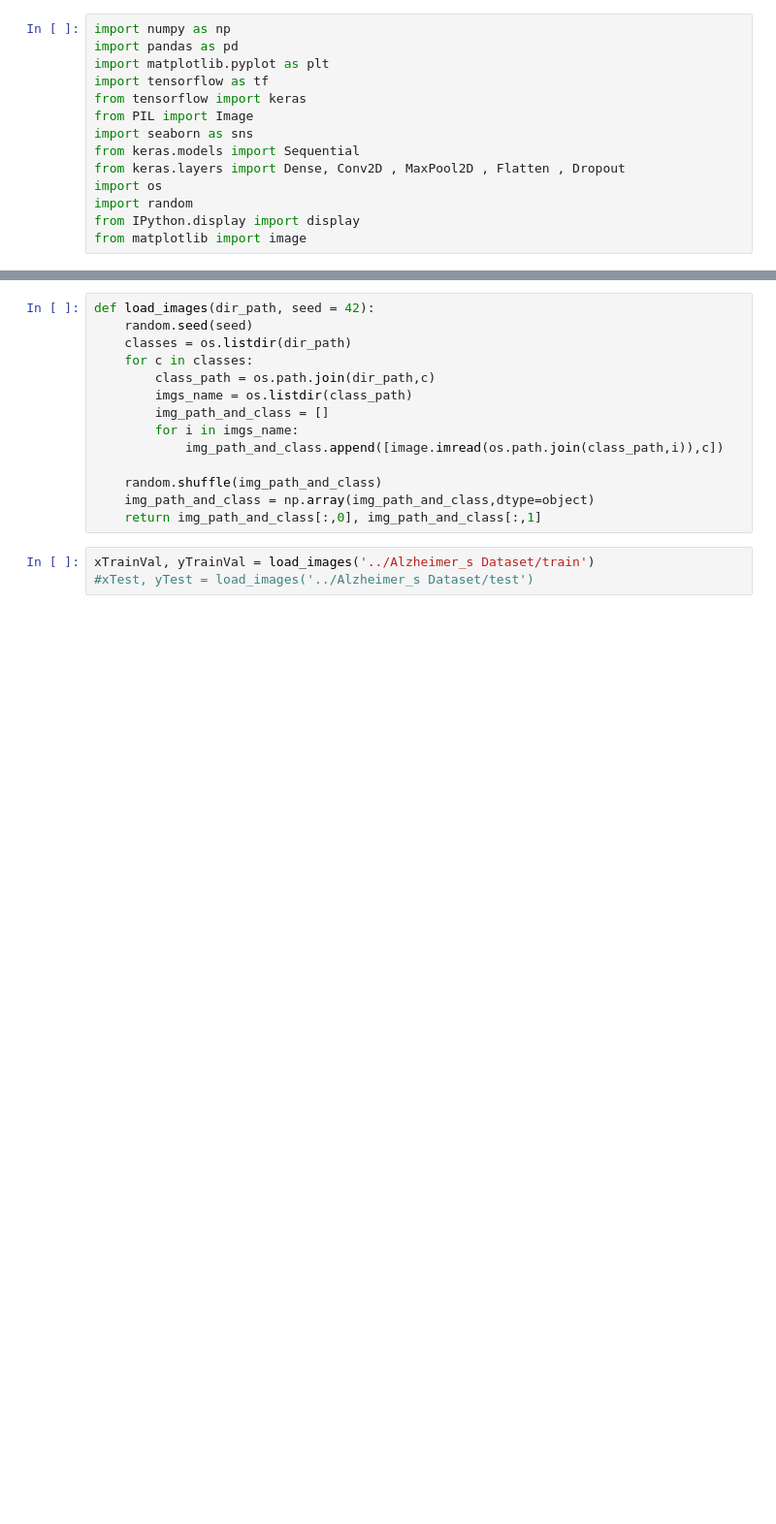
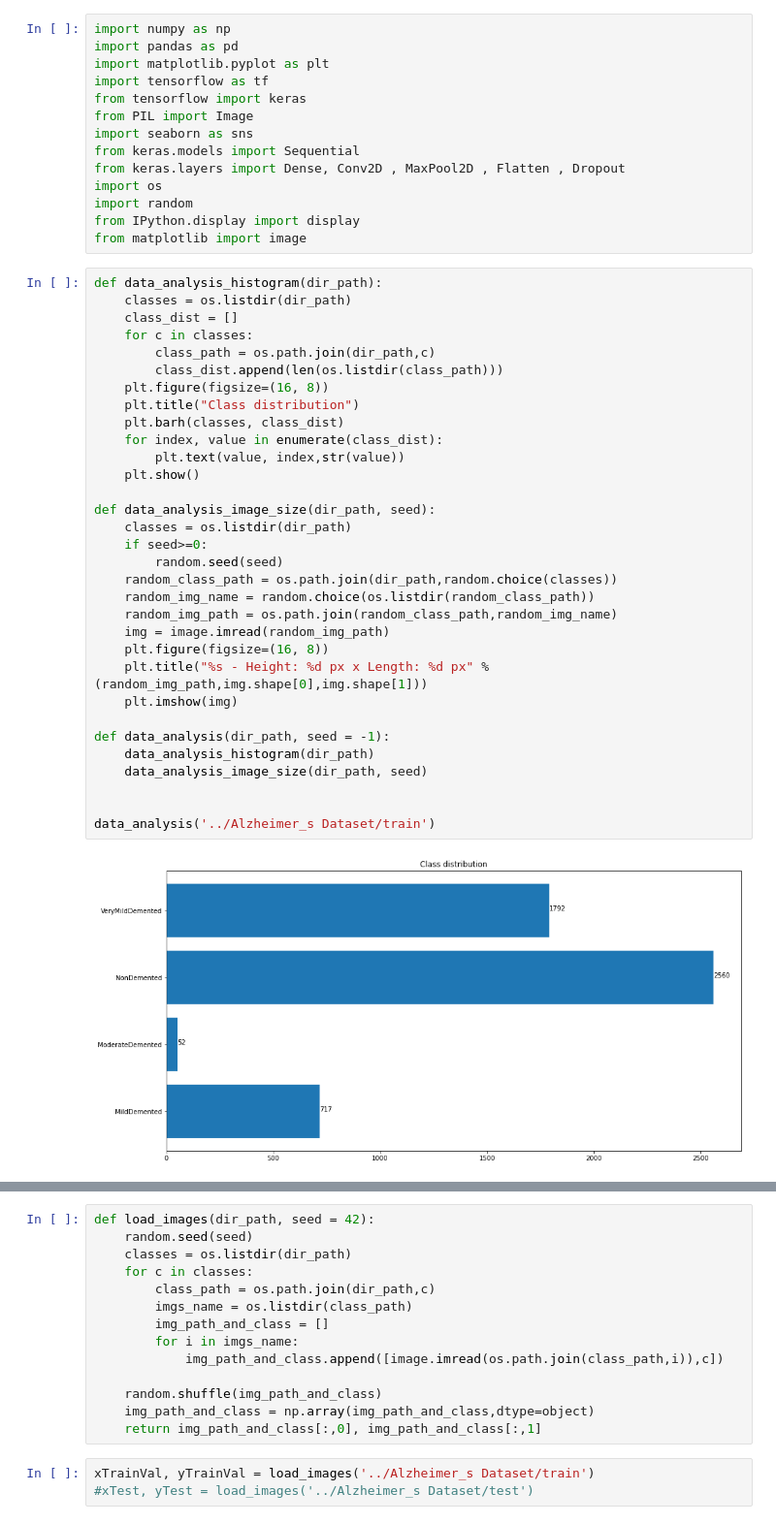
Before and after one commit to ishibeissao/alzheimer, a Jupyter notebook: alzheimer.ipynb, the cells around one changed output, grey strips where cells are left out. Shown: that part at 97% size. Drawn from its saved outputs; the diff is of its cells as text; blank space fills up the shorter version.

Commit message:
Added data analysis function

```diff
--- a/alzheimer.ipynb
+++ b/alzheimer.ipynb
@@ -12,3 +12,37 @@ import os
 import random
 from IPython.display import display
 from matplotlib import image
+# %%
+def data_analysis_histogram(dir_path):
+    classes = os.listdir(dir_path)
+    class_dist = []
+    for c in classes:
+        class_path = os.path.join(dir_path,c)
+        class_dist.append(len(os.listdir(class_path)))
+    plt.figure(figsize=(16, 8))
+    plt.title("Class distribution")
+    plt.barh(classes, class_dist)
+    for index, value in enumerate(class_dist):
+        plt.text(value, index,str(value))
+    plt.show()
+
+def data_analysis_image_size(dir_path, seed):
+    classes = os.listdir(dir_path)
+    if seed>=0:
+        random.seed(seed)
+    random_class_path = os.path.join(dir_path,random.choice(classes))
+    random_img_name = random.choice(os.listdir(random_class_path))
+    random_img_path = os.path.join(random_class_path,random_img_name)
+    img = image.imread(random_img_path)
+    plt.figure(figsize=(16, 8))
+    plt.title("%s - Height: %d px x Length: %d px" % (random_img_path,img.shape[0],img.shape[1]))
+    plt.imshow(img)
+
+def data_analysis(dir_path, seed = -1):
+    data_analysis_histogram(dir_path)
+    data_analysis_image_size(dir_path, seed)
+
+
+data_analysis('../Alzheimer_s Dataset/train')
+# %% [output]
+[figure, added]
```
Also changed, not shown: parts of 1 cell of this notebook.
